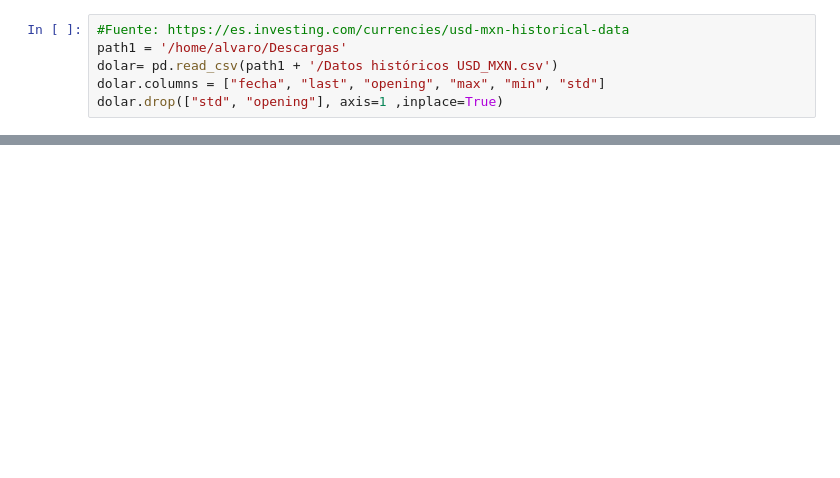
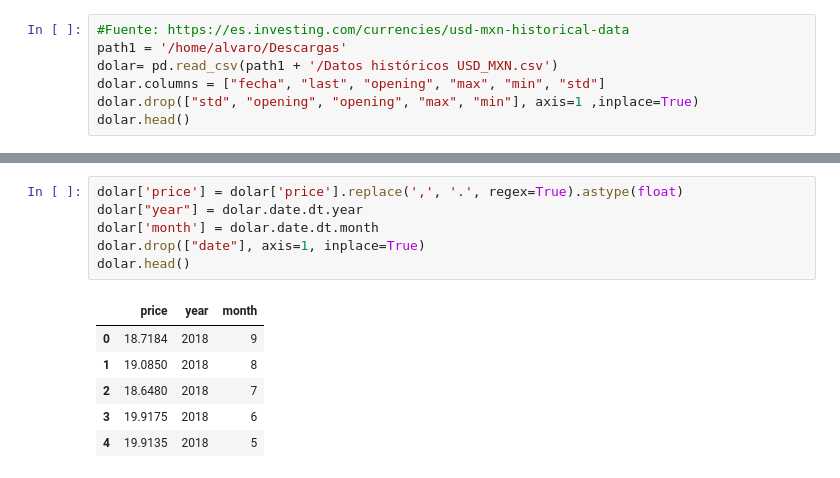
Before and after one commit to AlvaroIribarren/FIUBA-OrgDatos-TP1-Analisis, a Jupyter notebook: dollarPrice.ipynb, the cells around one changed output, grey strips where cells are left out. Cells and saved outputs as stored; diff of their text form; blank space fills up the shorter version.

```diff
--- a/dollarPrice.ipynb
+++ b/dollarPrice.ipynb
@@ -7,4 +7,5 @@ df= pd.read_csv(path + '/train.csv', nrows=1000)
 path1 = '/home/alvaro/Descargas'
 dolar= pd.read_csv(path1 + '/Datos históricos USD_MXN.csv')
 dolar.columns = ["fecha", "last", "opening", "max", "min", "std"]
-dolar.drop(["std", "opening"], axis=1 ,inplace=True)
+dolar.drop(["std", "opening", "opening", "max", "min"], axis=1 ,inplace=True)
+dolar.head()
@@ -16 +40,14 @@ d1['price'] = d1['price'].replace(',', '.', regex=True).astype(float)
+# %%
+dolar['price'] = dolar['price'].replace(',', '.', regex=True).astype(float)
+dolar["year"] = dolar.date.dt.year
+dolar['month'] = dolar.date.dt.month
+dolar.drop(["date"], axis=1, inplace=True)
+dolar.head()
+# %% [output]
+|  | price | year | month |
+| 0 | 18.7184 | 2018 | 9 |
+| 1 | 19.0850 | 2018 | 8 |
+| 2 | 18.6480 | 2018 | 7 |
+| 3 | 19.9175 | 2018 | 6 |
+| 4 | 19.9135 | 2018 | 5 |
 # %%
```
Also changed, not shown: parts of 7 cells of this notebook.
